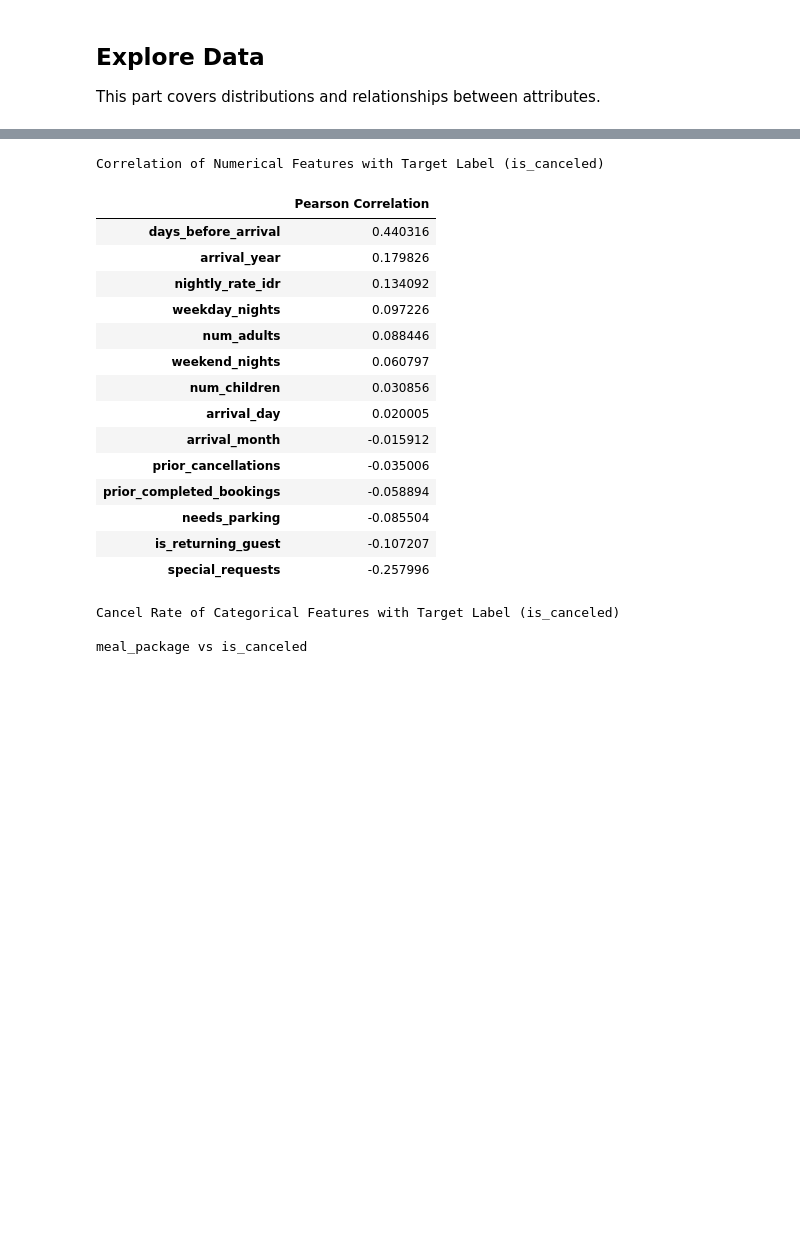
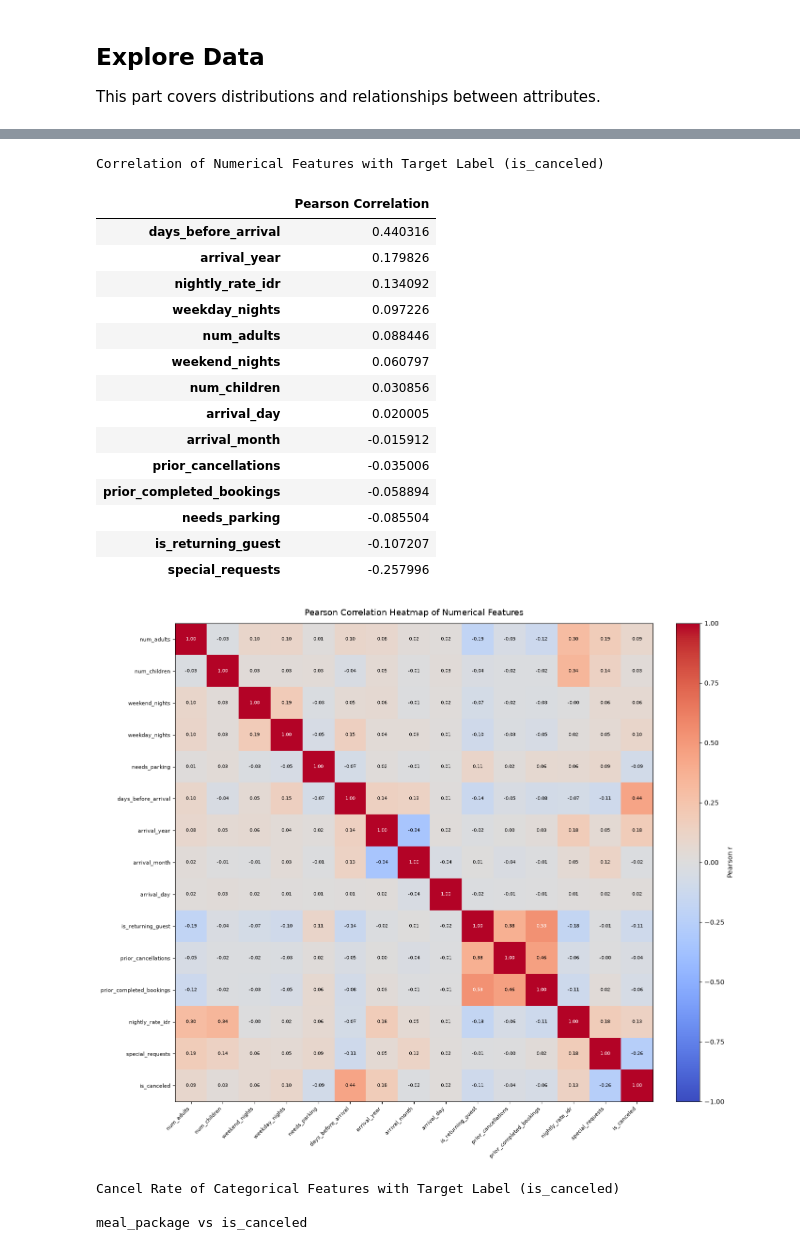
Before and after one commit to TheoMarvel/IF3170_G29_MiMHotels, a Jupyter notebook: output/Notebook_Tugas_Besar_2_IF3170_Inteligensi_Artifisial_2026_2027.ipynb, the cells around one changed output, grey strips where cells are left out. Saved outputs shown, nothing was run; the diff lists cells and outputs as text; code cells hidden in the pictures; blank space fills up the shorter version.

```diff
--- a/output/Notebook_Tugas_Besar_2_IF3170_Inteligensi_Artifisial_2026_2027.ipynb
+++ b/output/Notebook_Tugas_Besar_2_IF3170_Inteligensi_Artifisial_2026_2027.ipynb
@@ -292,26 +307,47 @@ Target Class Distributions in Training Data
 # %%
 # Correlation of Numerical Features with Target Label
 print("Correlation of Numerical Features with Target Label (is_canceled)")
 num_cols = train_df.select_dtypes(include = [np.number]).columns
 correlation = train_df[num_cols].corr()['is_canceled'].drop("is_canceled").sort_values(ascending=False)
 display(correlation.to_frame(name="Pearson Correlation"))
+
+# Pearson correlation heatmap of numerical attributes (excluding id)
+heat_cols = [c for c in num_cols if c != "id"]
+corr_matrix = train_df[heat_cols].corr(method="pearson")
+fig, ax = plt.subplots(figsize=(14, 12))
+im = ax.imshow(corr_matrix.values, cmap="coolwarm", vmin=-1, vmax=1)
+plt.colorbar(im, ax=ax, fraction=0.046, pad=0.04, label="Pearson r")
+ax.set_xticks(np.arange(len(heat_cols)))
+ax.set_yticks(np.arange(len(heat_cols)))
+ax.set_xticklabels(heat_cols, rotation=45, ha="right", fontsize=8)
+ax.set_yticklabels(heat_cols, fontsize=8)
+# Annotate each cell with correlation value
+for i in range(len(heat_cols)):
+    for j in range(len(heat_cols)):
+        val = corr_matrix.values[i, j]
+        color = "white" if abs(val) > 0.5 else "black"
+        ax.text(j, i, f"{val:.2f}", ha="center", va="center", color=color, fontsize=7)
+ax.set_title("Pearson Correlation Heatmap of Numerical Features", fontsize=13, pad=12)
+plt.tight_layout()
+plt.show()
 # %% [output]
 Correlation of Numerical Features with Target Label (is_canceled)
 |  | Pearson Correlation |
 | days_before_arrival | 0.440316 |
 | arrival_year | 0.179826 |
 | nightly_rate_idr | 0.134092 |
 | weekday_nights | 0.097226 |
 | num_adults | 0.088446 |
 | weekend_nights | 0.060797 |
 | num_children | 0.030856 |
 | arrival_day | 0.020005 |
 | arrival_month | -0.015912 |
 | prior_cancellations | -0.035006 |
 | prior_completed_bookings | -0.058894 |
 | needs_parking | -0.085504 |
 | is_returning_guest | -0.107207 |
 | special_requests | -0.257996 |
+[figure, added]
 # %%
 # Cancel Rate of Categorical Features with Target Label
 print("Cancel Rate of Categorical Features with Target Label (is_canceled)")
```
Also changed, not shown: parts of 2 cells of this notebook.
